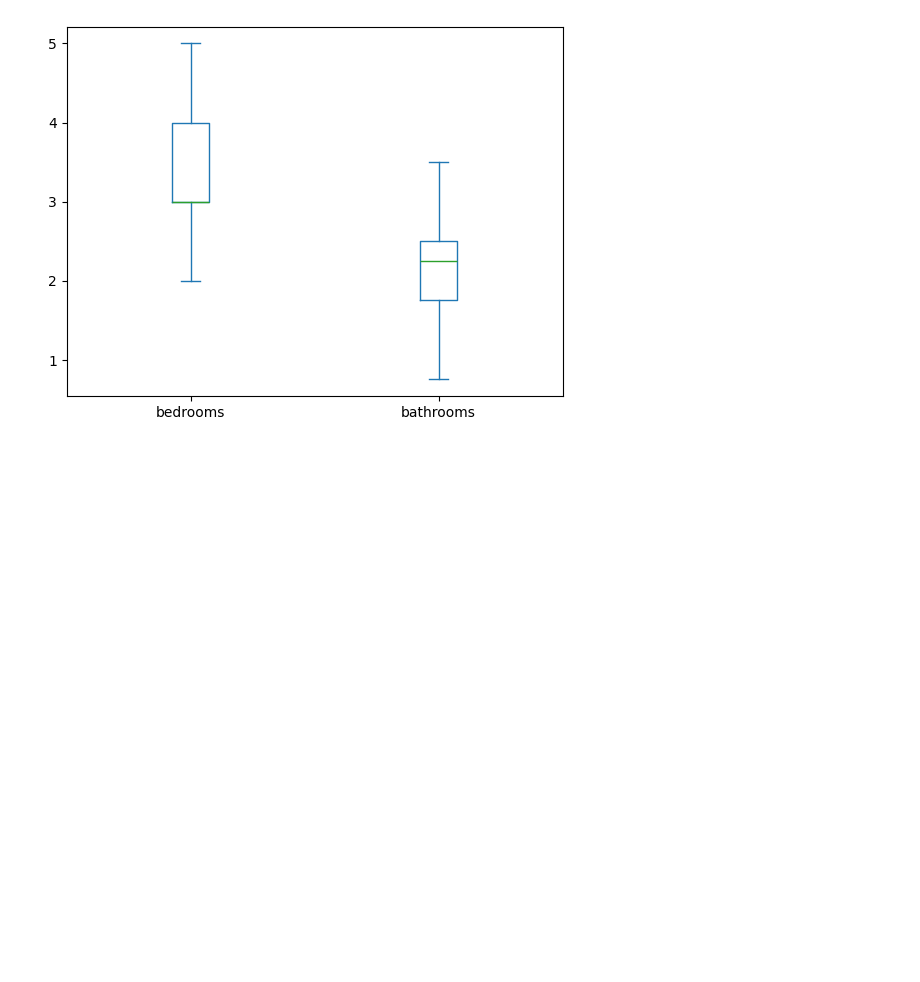
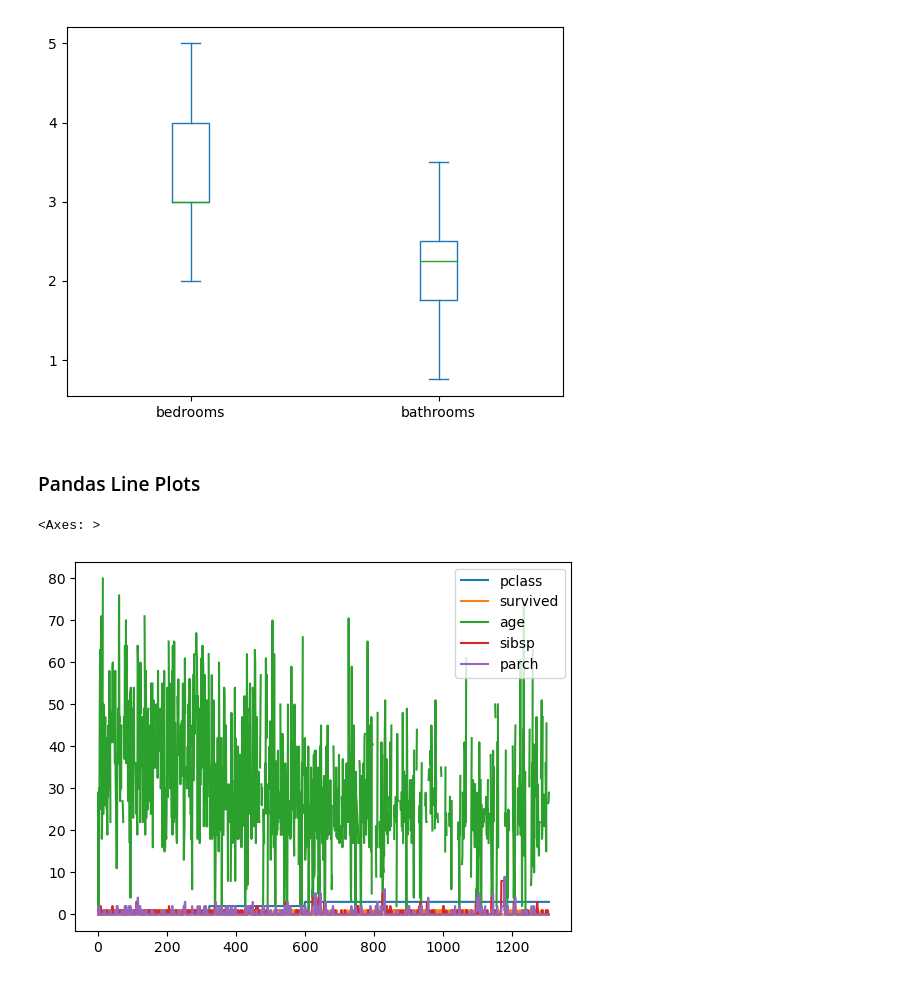
Before and after one commit to gurnamsingh11/data_visualization, a Jupyter notebook: 02_Pandas_Plotting.ipynb, the cells around one changed output. Cells and saved outputs as stored; diff of their text form; code cells hidden in the pictures; blank space fills up the shorter version.

Commit message:
line Plot

```diff
--- a/02_Pandas_Plotting.ipynb
+++ b/02_Pandas_Plotting.ipynb
@@ -274,3 +276,10 @@ houses[["bedrooms", "bathrooms"]].plot(kind="box", showfliers=False)
 # %% [output]
 <Axes: >
 [figure]
+# %% [markdown]
+### Pandas Line Plots
+# %%
+titanic.plot()
+# %% [output]
+<Axes: >
+[figure, added]
```
Also changed, not shown: parts of 11 cells of this notebook.
